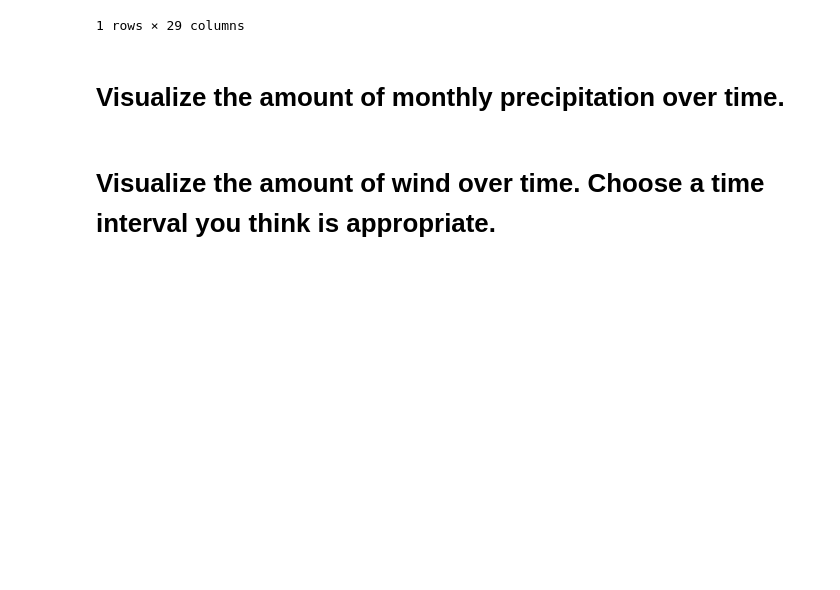
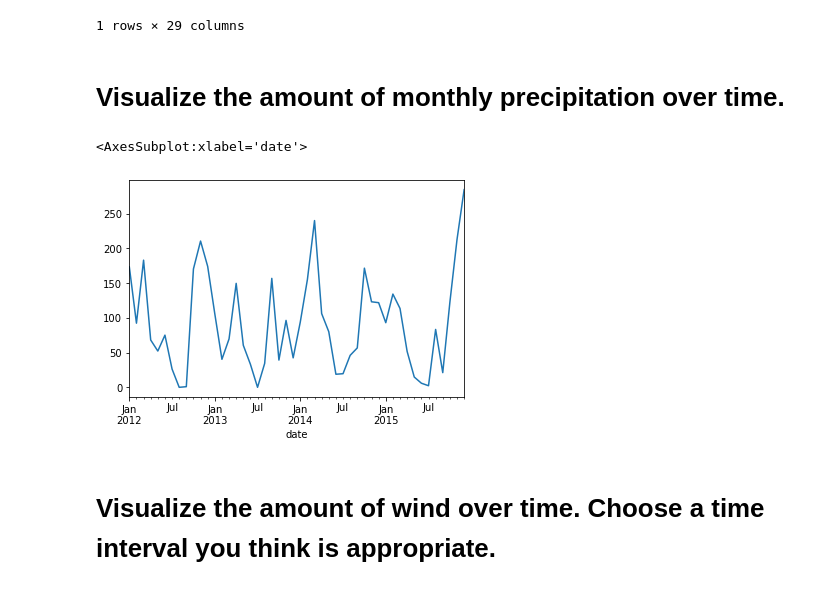
Before and after one commit to geary-shenck/time-series-exercises, a Jupyter notebook: time_series.ipynb, the cells around one changed output. Saved outputs shown, nothing was run; the diff lists cells and outputs as text; code cells hidden in the pictures; blank space fills up the shorter version.

```diff
--- a/time_series.ipynb
+++ b/time_series.ipynb
@@ -619,3 +630,8 @@ weather
 1461 rows × 5 columns
 # %% [markdown]
 # Which year and month combination has the highest amount of precipitation?
+# %%
+weather1 = weather.copy()
+weather1.index.strftime("%Y-%b")
+weather1["month_year"] = weather1.index.strftime("%Y-%b")
+weather1.groupby("month_year").sum().precipitation.idxmax(),weather1.groupby("month_year").sum().precipitation.max()
@@ -643,6 +661,11 @@ Boolean Series key will be reindexed to match DataFrame index.
 1 rows × 29 columns
 # %% [markdown]
 # Visualize the amount of monthly precipitation over time.
+# %%
+weather1.resample("M").sum().precipitation.plot()
+# %% [output]
+<AxesSubplot:xlabel='date'>
+[figure, added]
 # %%
 fig = px.line(weather.resample("M").mean(),y="precipitation",title="precipitation over time (monthly)")
 fig.show()
```
Also changed, not shown: parts of 14 cells of this notebook.
